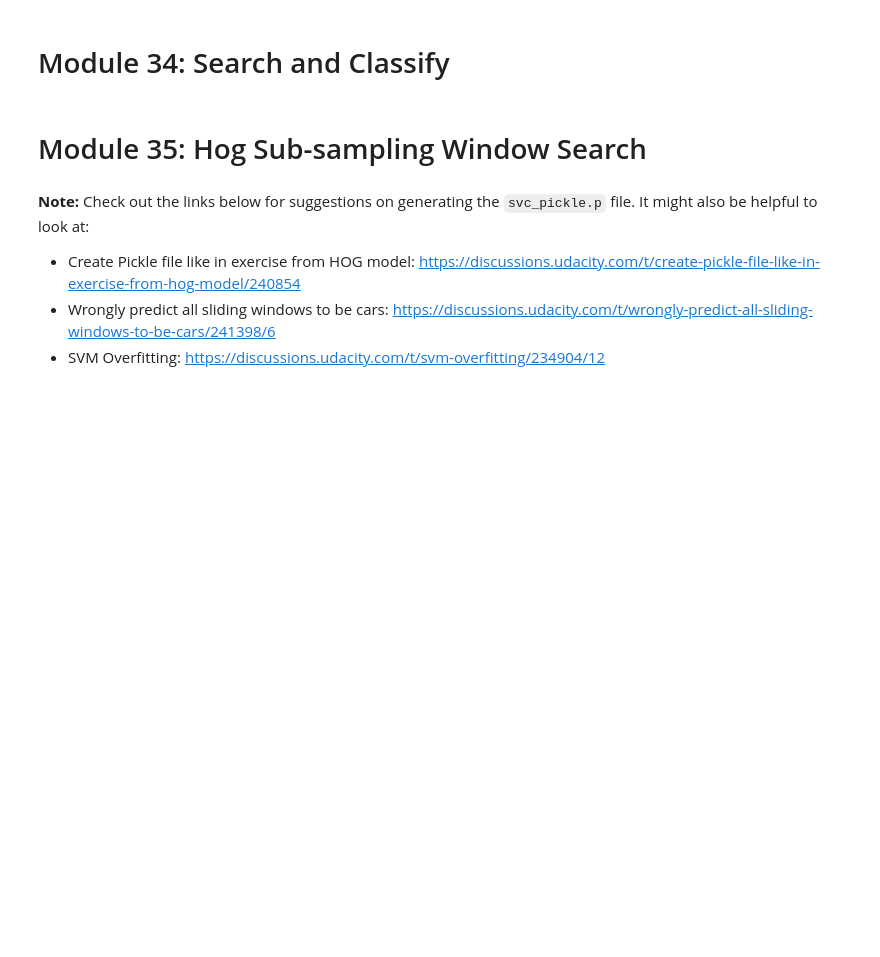
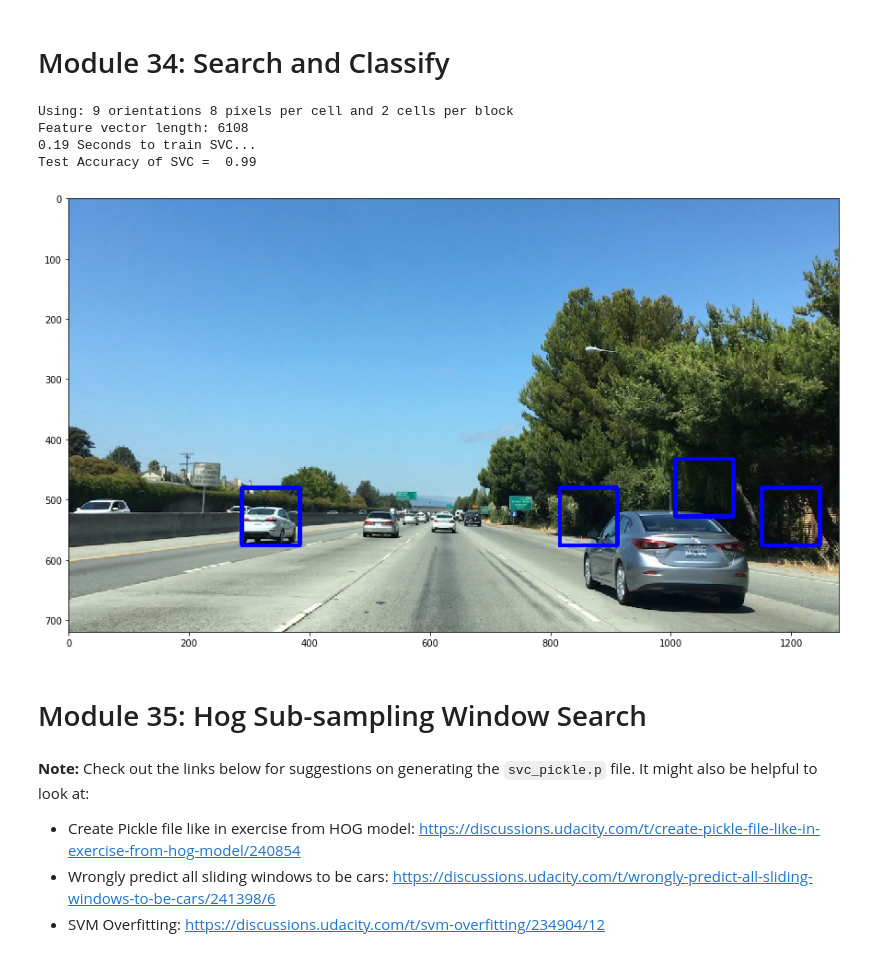
Before and after one commit to patrickmpoon/CarND-Vehicle-Detection, a Jupyter notebook: Lesson 17 - Project - Vehicle Detection/Lessons.ipynb, the cells around one changed output. Cells and saved outputs as stored; diff of their text form; code cells hidden in the pictures; blank space fills up the shorter version.

```diff
--- a/Lesson 17 - Project - Vehicle Detection/Lessons.ipynb
+++ b/Lesson 17 - Project - Vehicle Detection/Lessons.ipynb
@@ -953,7 +989,7 @@ notcars = notcars[0:sample_size]
 ### TODO: Tweak these parameters and see how the results change.
 color_space = 'RGB' # Can be RGB, HSV, LUV, HLS, YUV, YCrCb
 orient = 9  # HOG orientations
-pix_per_cell = 16 # HOG pixels per cell
+pix_per_cell = 8 # HOG pixels per cell
 cell_per_block = 2 # HOG cells per block
 hog_channel = "ALL" # Can be 0, 1, 2, or "ALL"
 spatial_size = (16, 16) # Spatial binning dimensions
@@ -1043,33 +1079,39 @@ hot_windows = search_windows(image,
                              X_scaler,
                              color_space=color_space,
                              spatial_size=spatial_size,
                              hist_bins=hist_bins,
                              orient=orient,
                              pix_per_cell=pix_per_cell,
                              cell_per_block=cell_per_block,
                              hog_channel=hog_channel,
                              spatial_feat=spatial_feat,
                              hist_feat=hist_feat,
                              hog_feat=hog_feat)
 
 window_img = draw_boxes(draw_image, hot_windows, color=(0, 0, 255), thick=6)
 
 plt.figure(figsize=(15, 15))
 plt.imshow(window_img);
 
 # Save variables
 dist_pickle = {
     'svc': svc,
     'scaler': X_scaler,
     'orient': orient,
     'pix_per_cell': pix_per_cell,
     'cell_per_block': cell_per_block,
     'spatial_size': spatial_size,
     'hist_bins': hist_bins
 }
 fileObj = open('svc_pickle.p', 'wb')
 pickle.dump(dist_pickle, fileObj)
 fileObj.close()
+# %% [output]
+Using: 9 orientations 8 pixels per cell and 2 cells per block
+Feature vector length: 6108
+0.19 Seconds to train SVC...
+Test Accuracy of SVC =  0.99
+[figure, added]
 # %% [markdown]
 # Module 35: Hog Sub-sampling Window Search
 # %% [markdown]
```
Also changed, not shown: parts of 12 cells of this notebook, 17 other files.
